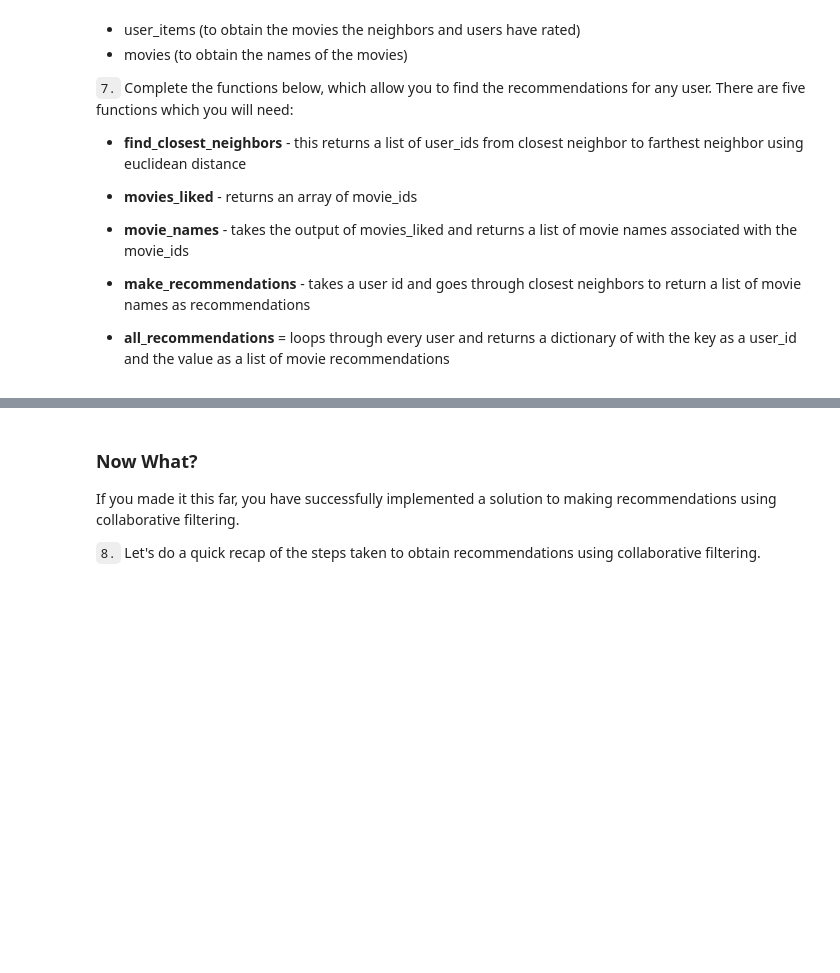
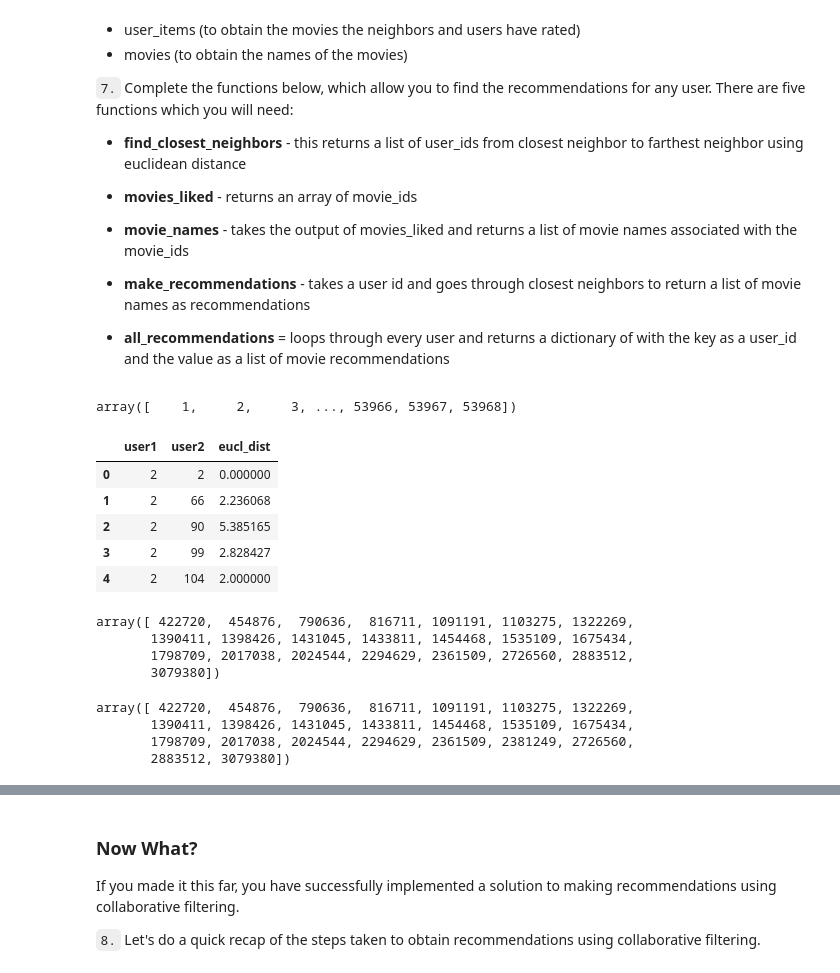
Before and after one commit to mtasende/data-scientist-nanodegree, a Jupyter notebook: lessons/part4_experiments_and_recommenders/lesson6_intro_to_recommendation_engines/notebooks/n04_Collaborative Filtering.ipynb, the cells around one changed output, grey strips where cells are left out. Drawn from its saved outputs; the diff is of its cells as text; code cells hidden in the pictures; blank space fills up the shorter version.

```diff
--- a/lessons/part4_experiments_and_recommenders/lesson6_intro_to_recommendation_engines/notebooks/n04_Collaborative Filtering.ipynb
+++ b/lessons/part4_experiments_and_recommenders/lesson6_intro_to_recommendation_engines/notebooks/n04_Collaborative Filtering.ipynb
@@ -445,6 +446,39 @@ I made use of the following objects:
 
 
 * **all_recommendations** = loops through every user and returns a dictionary of with the key as a user_id and the value as a list of movie recommendations
+# %%
+user_items.user_id.unique()
+# %% [output]
+array([    1,     2,     3, ..., 53966, 53967, 53968])
+# %%
+df_dists.head()
+# %% [output]
+|  | user1 | user2 | eucl_dist |
+| 0 | 2 | 2 | 0.000000 |
+| 1 | 2 | 66 | 2.236068 |
+| 2 | 2 | 90 | 5.385165 |
+| 3 | 2 | 99 | 2.828427 |
+| 4 | 2 | 104 | 2.000000 |
+# %%
+user_id = 2
+user = 2
+min_rating = 7
+movies_liked = user_items[
+    (user_items.user_id == user_id)
+    & (user_items.rating >= min_rating)].movie_id.values
+movies_liked
+# %% [output]
+array([ 422720,  454876,  790636,  816711, 1091191, 1103275, 1322269,
+       1390411, 1398426, 1431045, 1433811, 1454468, 1535109, 1675434,
+       1798709, 2017038, 2024544, 2294629, 2361509, 2726560, 2883512,
+       3079380])
+# %%
+user_items[user_items.user_id == user].dropna().movie_id.values
+# %% [output]
+array([ 422720,  454876,  790636,  816711, 1091191, 1103275, 1322269,
+       1390411, 1398426, 1431045, 1433811, 1454468, 1535109, 1675434,
+       1798709, 2017038, 2024544, 2294629, 2361509, 2381249, 2726560,
+       2883512, 3079380])
 # %%
 def find_closest_neighbors(user):
     '''
```
Also changed, not shown: parts of 14 cells of this notebook, 3 other files.
